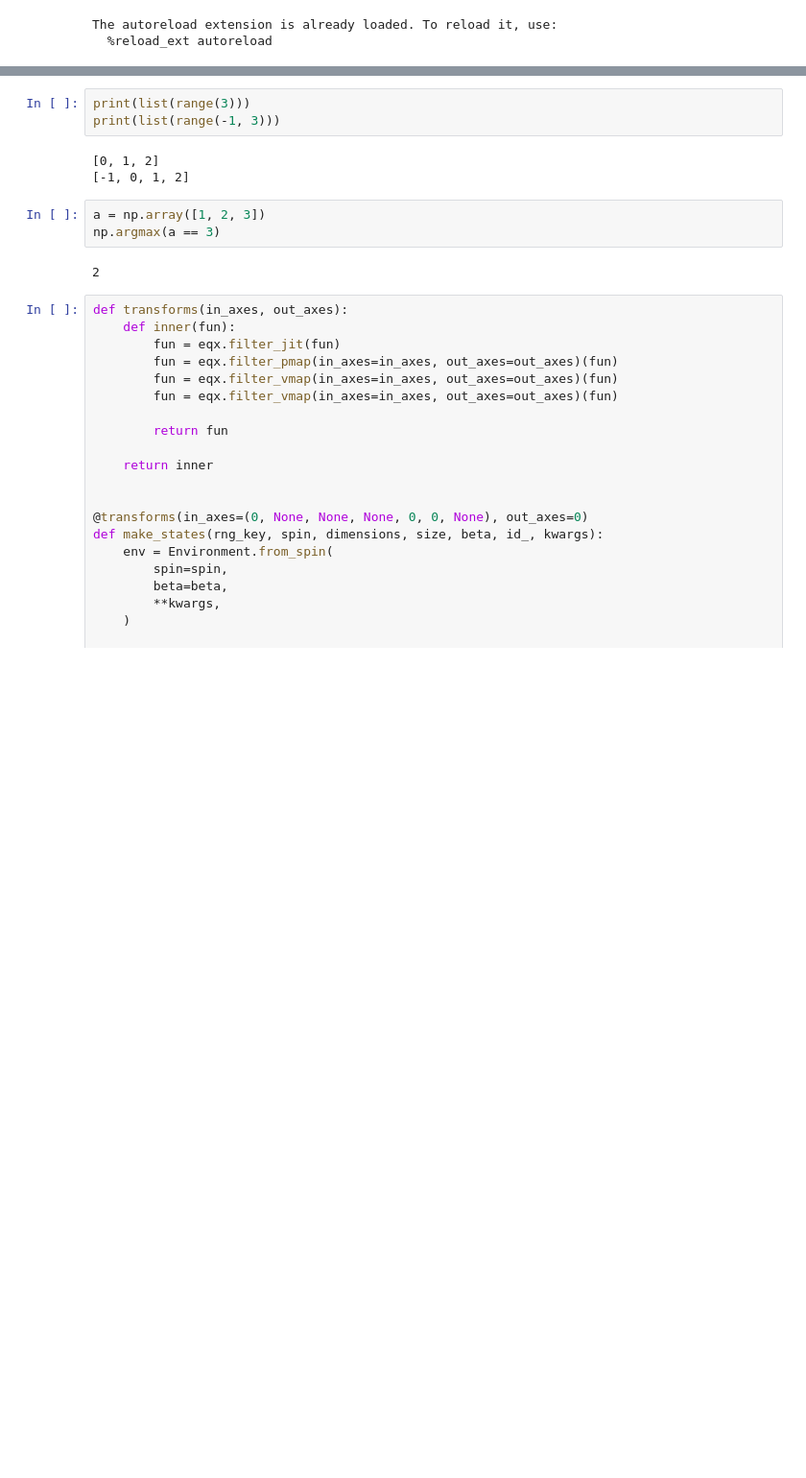
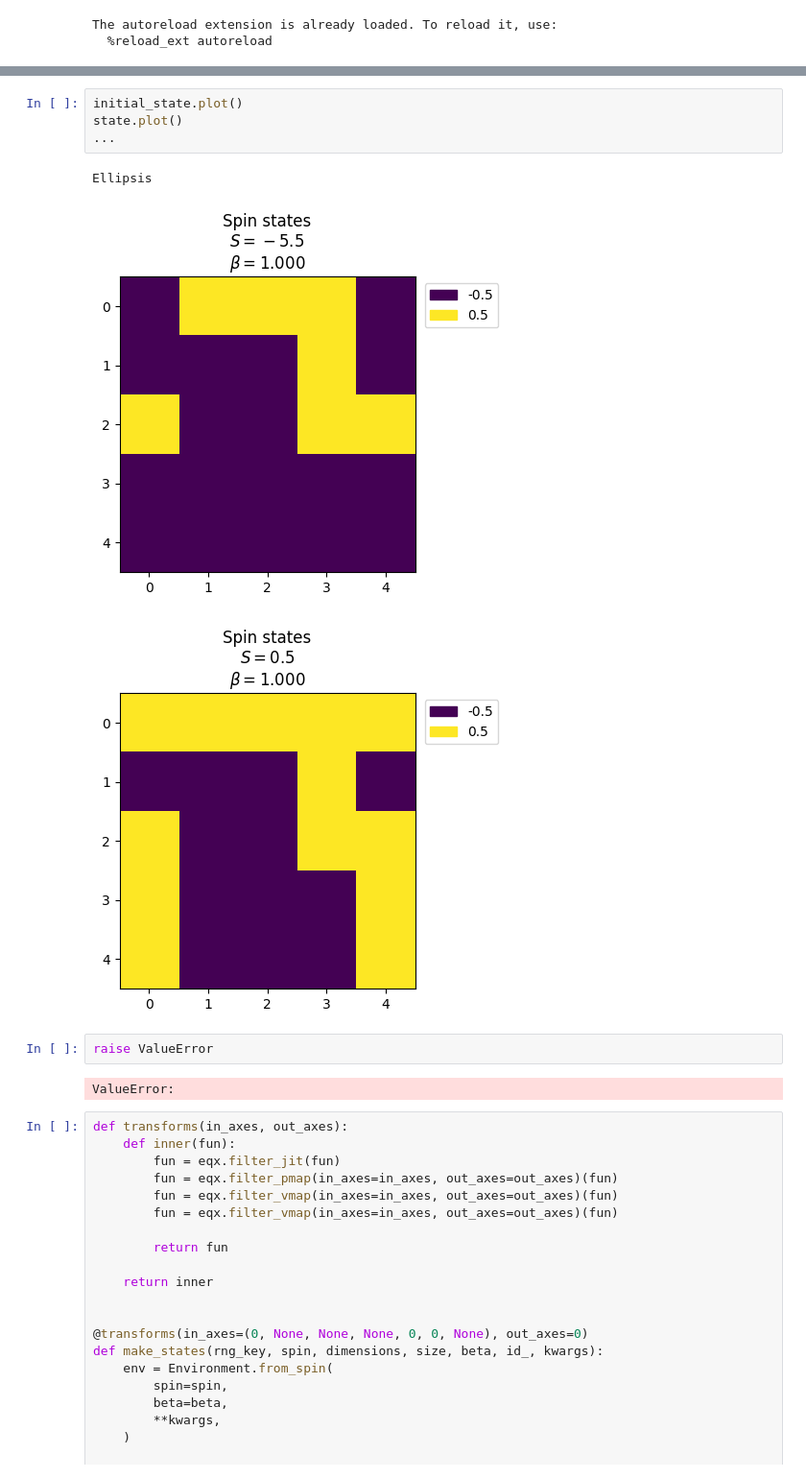
Before and after one commit to JeppeKlitgaard/Jackpot, a Jupyter notebook: workbench3.ipynb, the cells around one changed output, grey strips where cells are left out. Shown at 96% size. Drawn from its saved outputs; the diff is of its cells as text; blank space fills up the shorter version.

```diff
--- a/workbench3.ipynb
+++ b/workbench3.ipynb
@@ -96,14 +98,15 @@ Array([113640], dtype=int32, weak_type=True)
-# %%
-print(list(range(3)))
-print(list(range(-1, 3)))
-# %% [output]
-[0, 1, 2]
-[-1, 0, 1, 2]
-# %%
-a = np.array([1, 2, 3])
-np.argmax(a == 3)
-# %% [output]
-2
+# %%
+initial_state.plot()
+state.plot()
+...
+# %% [output]
+Ellipsis
+[figure, added]
+[figure, added]
+# %%
+raise ValueError
+# %% [output]
+ValueError:
 # %%
 def transforms(in_axes, out_axes):
     def inner(fun):
```
Also changed, not shown: parts of 6 cells of this notebook, 2 other files.
